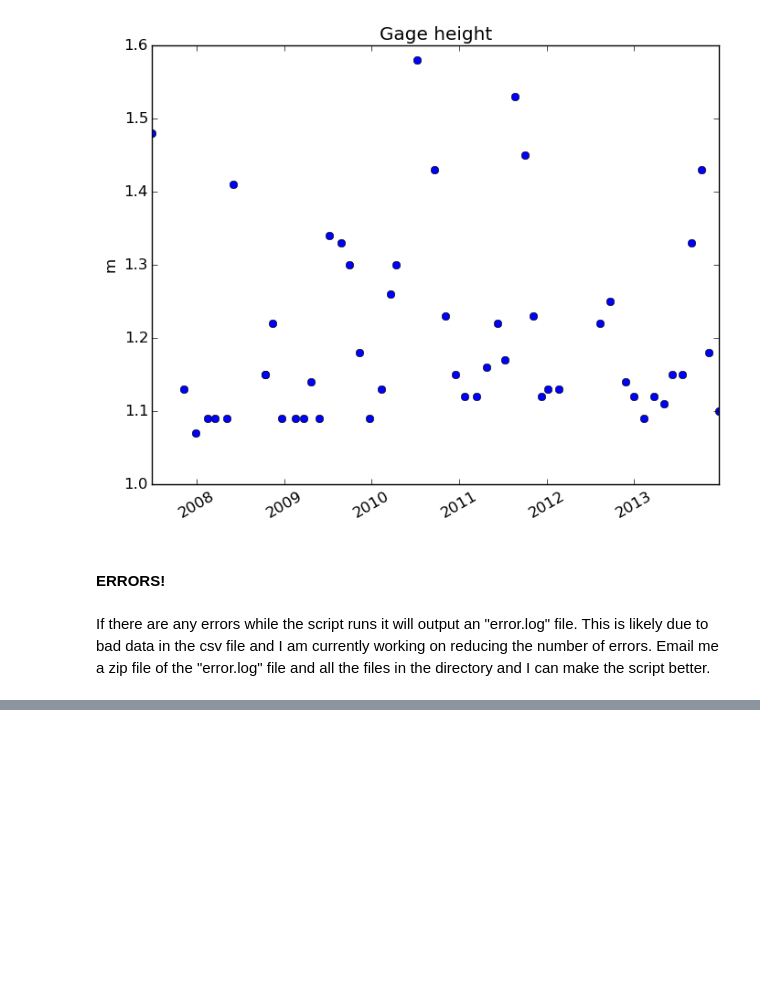
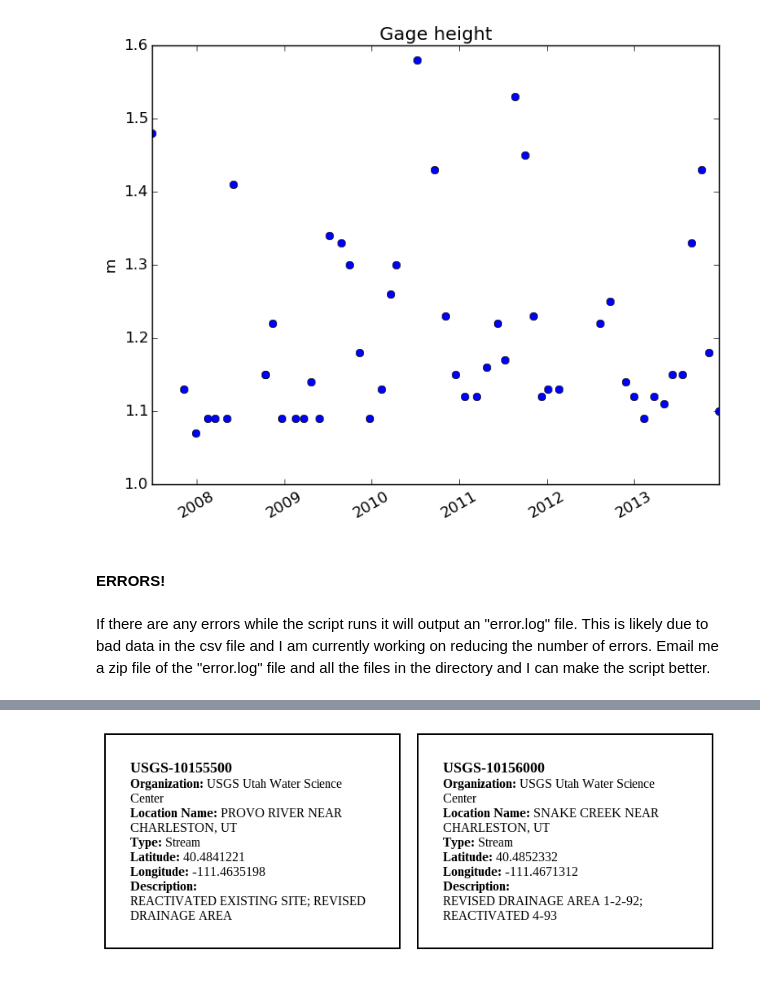
Before and after one commit to tuckerrc/notebooks, a Jupyter notebook: WQD PyScripts.ipynb, the cells around one changed output, grey strips where cells are left out. Drawn from its saved outputs; the diff is of its cells as text; code cells hidden in the pictures; blank space fills up the shorter version.

```diff
--- a/WQD PyScripts.ipynb
+++ b/WQD PyScripts.ipynb
@@ -335,0 +392,4 @@ If there are any errors while the script runs it will output an "error.log" file
+# %%
+Image(filename="Stations.png") # This is what the html webpage will output.
+# %% [output]
+[figure, added]
```
Also changed, not shown: parts of 7 cells of this notebook, 2 other files.
